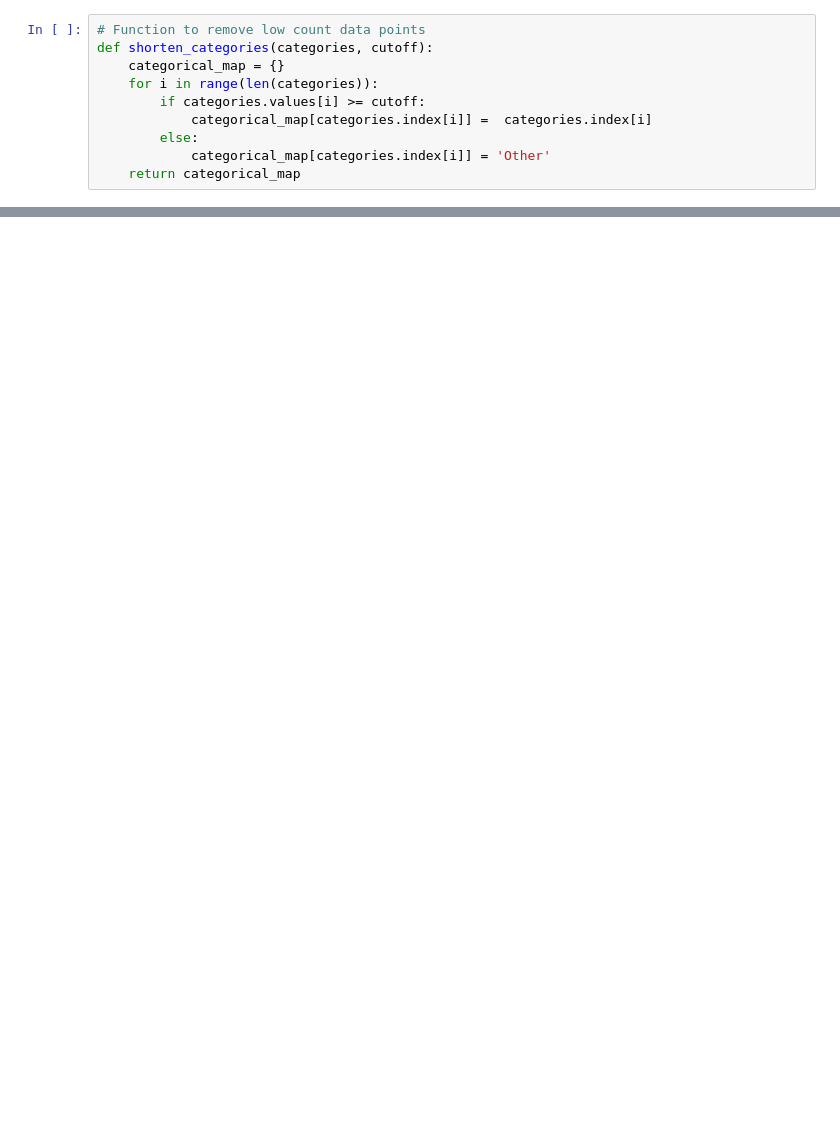
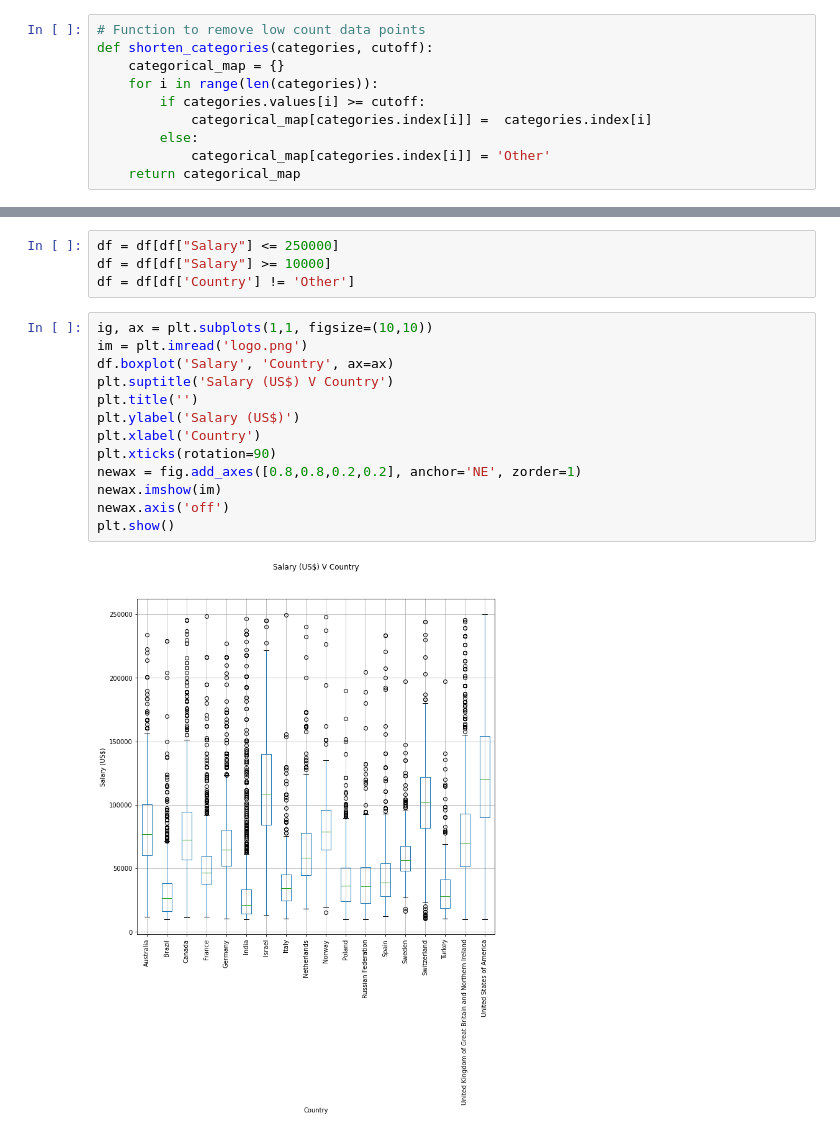
Before and after one commit to brightmaraba/salary-prediction, a Jupyter notebook: SalaryPrediction.ipynb, the cells around one changed output, grey strips where cells are left out. Drawn from its saved outputs; the diff is of its cells as text; blank space fills up the shorter version.

```diff
--- a/SalaryPrediction.ipynb
+++ b/SalaryPrediction.ipynb
@@ -67,0 +174,19 @@ plt.show()
+# %%
+df = df[df["Salary"] <= 250000]
+df = df[df["Salary"] >= 10000]
+df = df[df['Country'] != 'Other']
+# %%
+ig, ax = plt.subplots(1,1, figsize=(10,10))
+im = plt.imread('logo.png')
+df.boxplot('Salary', 'Country', ax=ax)
+plt.suptitle('Salary (US$) V Country')
+plt.title('')
+plt.ylabel('Salary (US$)')
+plt.xlabel('Country')
+plt.xticks(rotation=90)
+newax = fig.add_axes([0.8,0.8,0.2,0.2], anchor='NE', zorder=1)
+newax.imshow(im)
+newax.axis('off')
+plt.show()
+# %% [output]
+[figure, added]
```
Also changed, not shown: parts of 38 cells of this notebook, 8 other files.
